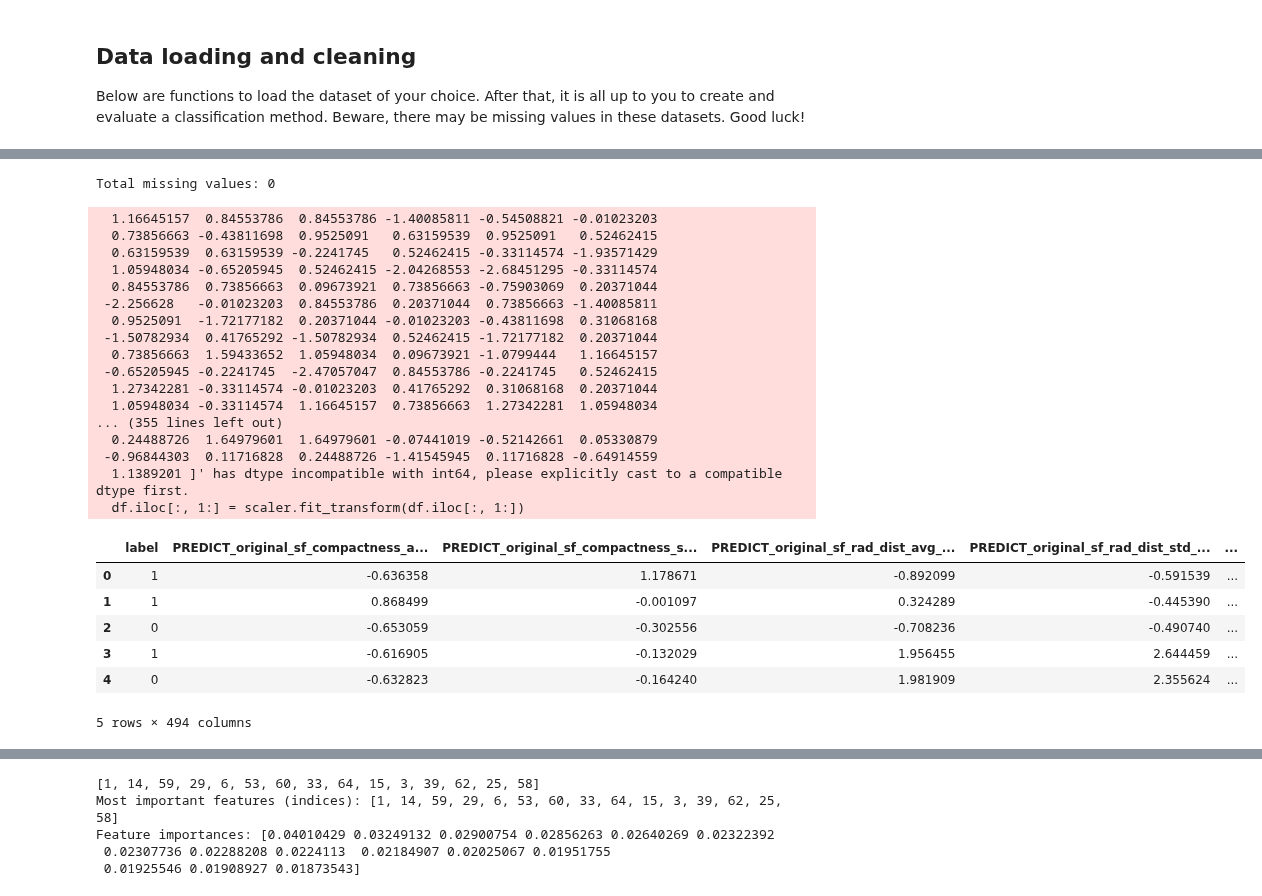
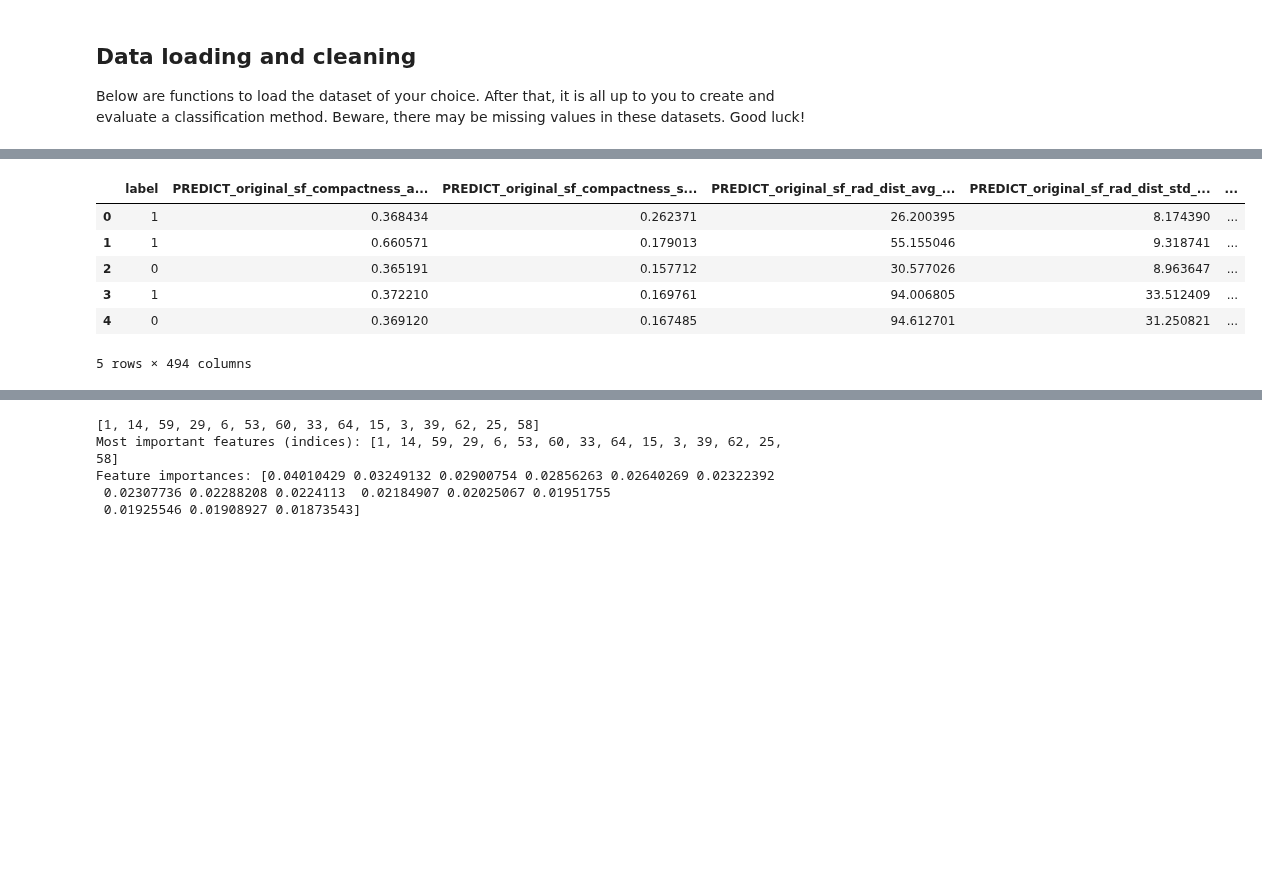
Before and after one commit to livkrom/Machine-Learning, a Jupyter notebook: TM10007_ML_Project-main/assignment.ipynb, the cells around one changed output, grey strips where cells are left out. Cells and saved outputs as stored; diff of their text form; code cells hidden in the pictures; blank space fills up the shorter version.

```diff
--- a/TM10007_ML_Project-main/assignment.ipynb
+++ b/TM10007_ML_Project-main/assignment.ipynb
@@ -70,42 +70,29 @@ memory usage: 444.9+ KB
 # %%
 # Check for missing values
-missing_values = df.isnull().sum().sum()
-print(f"Total missing values: {missing_values}")
+missing_values=[]
+index = 0
+for row in df:
+    for elem in row:
+        if elem is None:
+            missing_values[row] = df[row,:]
+            index += 1
+
+if missing_values:
+    print(f"Missing values stored in missing_values")
 
 # Encode the target variable
 df['label'] = df['label'].map({'lipoma': 0, 'liposarcoma': 1})
 
 # Drop ID column as it is not useful for training
 df.drop(columns=['ID'], inplace=True)
 
-scaler = StandardScaler()
-df.iloc[:, 1:] = scaler.fit_transform(df.iloc[:, 1:])
-
 # Display dataset after preprocessing
 df.head()
 # %% [output]
+|  | label | PREDICT_original_sf_compactness_a... | PREDICT_original_sf_compactness_s... | PREDICT_original_sf_rad_dist_avg_... | PREDICT_original_sf_rad_dist_std_... | ... |
+| 0 | 1 | 0.368434 | 0.262371 | 26.200395 | 8.174390 | ... |
+| 1 | 1 | 0.660571 | 0.179013 | 55.155046 | 9.318741 | ... |
+| 2 | 0 | 0.365191 | 0.157712 | 30.577026 | 8.963647 | ... |
+| 3 | 1 | 0.372210 | 0.169761 | 94.006805 | 33.512409 | ... |
+| 4 | 0 | 0.369120 | 0.167485 | 94.612701 | 31.250821 | ... |
-Total missing values: 0
+5 rows × 494 columns
-  1.16645157  0.84553786  0.84553786 -1.40085811 -0.54508821 -0.01023203
-  0.73856663 -0.43811698  0.9525091   0.63159539  0.9525091   0.52462415
-  0.63159539  0.63159539 -0.2241745   0.52462415 -0.33114574 -1.93571429
-  1.05948034 -0.65205945  0.52462415 -2.04268553 -2.68451295 -0.33114574
-  0.84553786  0.73856663  0.09673921  0.73856663 -0.75903069  0.20371044
- -2.256628   -0.01023203  0.84553786  0.20371044  0.73856663 -1.40085811
-  0.9525091  -1.72177182  0.20371044 -0.01023203 -0.43811698  0.31068168
- -1.50782934  0.41765292 -1.50782934  0.52462415 -1.72177182  0.20371044
-  0.73856663  1.59433652  1.05948034  0.09673921 -1.0799444   1.16645157
- -0.65205945 -0.2241745  -2.47057047  0.84553786 -0.2241745   0.52462415
-  1.27342281 -0.33114574 -0.01023203  0.41765292  0.31068168  0.20371044
-  1.05948034 -0.33114574  1.16645157  0.73856663  1.27342281  1.05948034
-... (355 lines left out)
-  0.24488726  1.64979601  1.64979601 -0.07441019 -0.52142661  0.05330879
- -0.96844303  0.11716828  0.24488726 -1.41545945  0.11716828 -0.64914559
-  1.1389201 ]' has dtype incompatible with int64, please explicitly cast to a compatible dtype first.
-  df.iloc[:, 1:] = scaler.fit_transform(df.iloc[:, 1:])
-|  | label | PREDICT_original_sf_compactness_a... | PREDICT_original_sf_compactness_s... | PREDICT_original_sf_rad_dist_avg_... | PREDICT_original_sf_rad_dist_std_... | ... |
-| 0 | 1 | -0.636358 | 1.178671 | -0.892099 | -0.591539 | ... |
-| 1 | 1 | 0.868499 | -0.001097 | 0.324289 | -0.445390 | ... |
-| 2 | 0 | -0.653059 | -0.302556 | -0.708236 | -0.490740 | ... |
-| 3 | 1 | -0.616905 | -0.132029 | 1.956455 | 2.644459 | ... |
-| 4 | 0 | -0.632823 | -0.164240 | 1.981909 | 2.355624 | ... |
-5 rows × 494 columns
```
Also changed, not shown: parts of 6 cells of this notebook.
